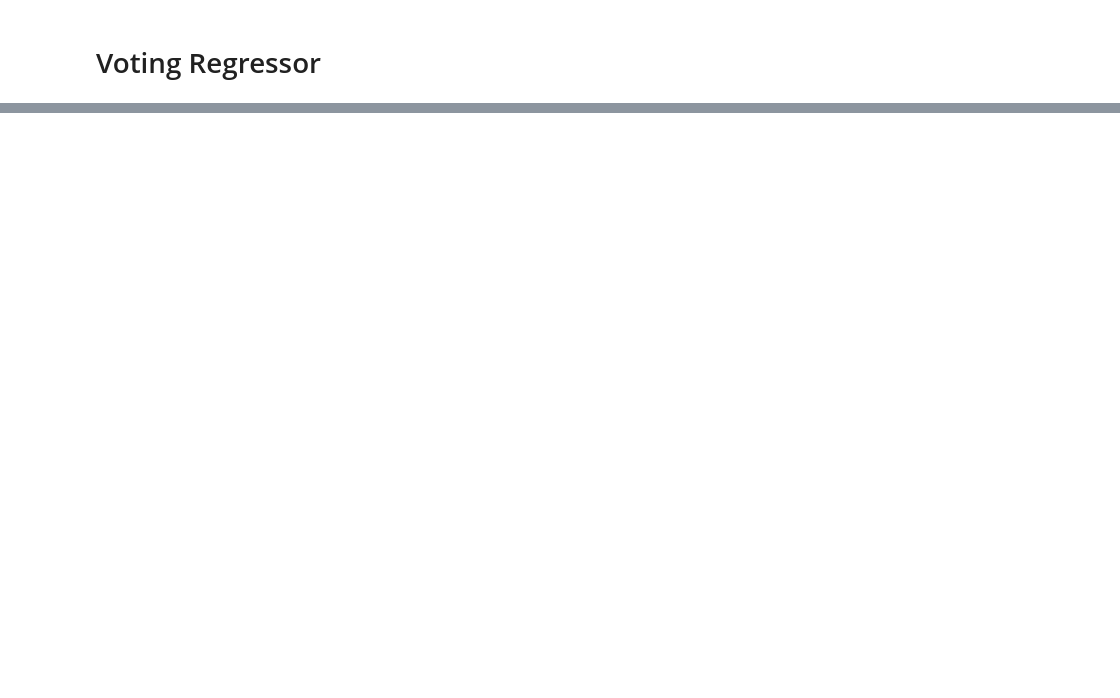
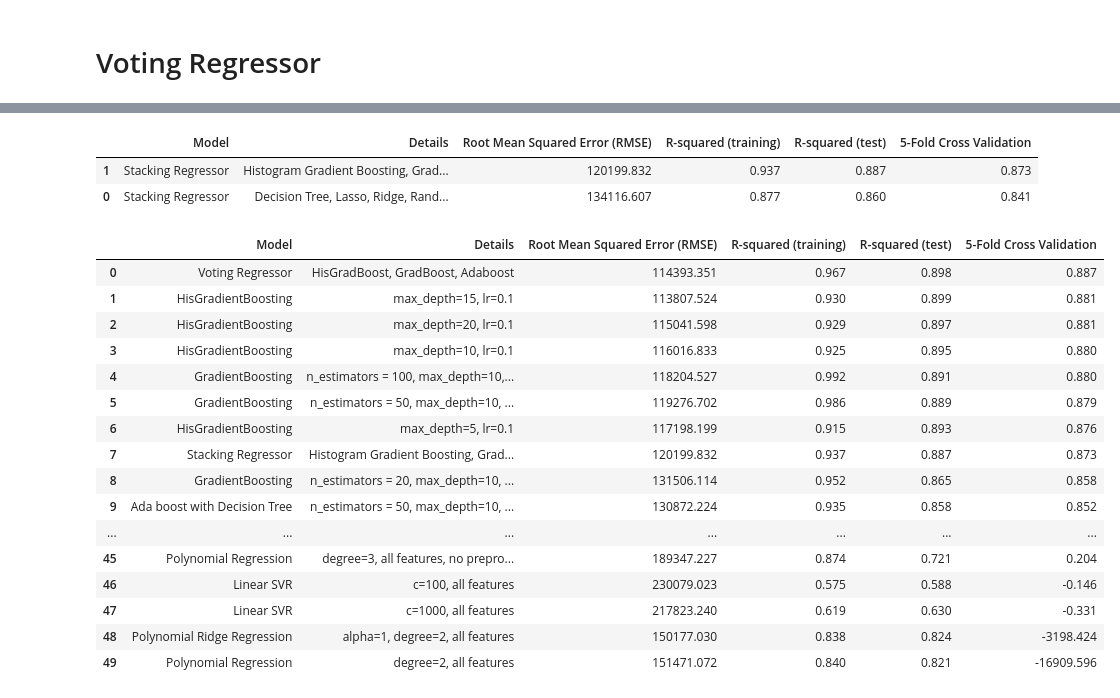
Before and after one commit to omgitsmj24/BOOT_AI_INTERN, a Jupyter notebook: Regression/all_regression_ever.ipynb, the cells around one changed output, grey strips where cells are left out. Saved outputs shown, nothing was run; the diff lists cells and outputs as text; code cells hidden in the pictures; blank space fills up the shorter version.

Commit message:
voting and stacking regression

```diff
--- a/Regression/all_regression_ever.ipynb
+++ b/Regression/all_regression_ever.ipynb
@@ -1183,0 +1257,65 @@ final
+# %%
+from sklearn.ensemble import StackingRegressor
+
+evaluation_stck = pd.DataFrame({'Model': [],'Details':[],'Root Mean Squared Error (RMSE)':[],'R-squared (training)':[],'R-squared (test)':[], '5-Fold Cross Validation':[]})
+
+estimators = [('dt', DecisionTreeRegressor(max_depth=10,min_samples_split=20,min_samples_leaf=15, random_state=0)),
+            ('lasso', linear_model.Lasso(alpha=1,random_state=0)),
+            ('ridge', linear_model.Ridge(alpha=1,random_state=0)),
+            ('rf', RandomForestRegressor(n_estimators=50, max_depth=10,min_samples_split=10, min_samples_leaf=10, random_state=0))]
+
+estimators1 = [('hgb', HistGradientBoostingRegressor(max_depth=15, learning_rate=0.1, random_state=0)),
+                ('gbd', GradientBoostingRegressor(max_depth=10, n_estimators=100, random_state=0)),
+                ('ada', AdaBoostRegressor(base_estimator = DecisionTreeRegressor(max_depth=10, min_samples_split=100, min_samples_leaf=50),n_estimators=50, random_state=0))]
+
+final_estimator = HistGradientBoostingRegressor(max_depth=15, learning_rate=0.1, random_state=0)
+
+def StckReg(estimators,final_estimator):
+    reg = StackingRegressor(estimators=estimators, final_estimator=final_estimator)
+    reg.fit(X_train[features], y_train)
+    pred = reg.predict(X_test[features])
+
+    rmse = float(format(np.sqrt(metrics.mean_squared_error(y_test,pred)),'.3f'))
+    rtrk = float(format(reg.score(X_train[features],y_train),'.3f'))
+    rtek = float(format(reg.score(X_test[features],y_test),'.3f'))
+    cv = float(format(cross_val_score(reg,df_dm[features],target,cv=5).mean(),'.3f'))
+
+    return rmse, rtrk, rtek, cv
+
+rmse, rtrk, rtek, cv = StckReg(estimators, final_estimator)
+rmse1, rtrk1, rtek1, cv1 = StckReg(estimators1, final_estimator)
+
+r = evaluation_stck.shape[0]
+
+evaluation_stck.loc[r] = ['Stacking Regressor','Decision Tree, Lasso, Ridge, Random Forest',rmse, rtrk, rtek, cv]
+evaluation_stck.loc[r+1] = ['Stacking Regressor', 'Histogram Gradient Boosting, Gradient Boosting, Ada Boosting', rmse1, rtrk1, rtek1, cv1]
+
+evaluation_stck.sort_values(by = '5-Fold Cross Validation', ascending=False)
+# %% [output]
+|  | Model | Details | Root Mean Squared Error (RMSE) | R-squared (training) | R-squared (test) | 5-Fold Cross Validation |
+| 1 | Stacking Regressor | Histogram Gradient Boosting, Grad... | 120199.832 | 0.937 | 0.887 | 0.873 |
+| 0 | Stacking Regressor | Decision Tree, Lasso, Ridge, Rand... | 134116.607 | 0.877 | 0.860 | 0.841 |
+# %%
+final = pd.concat([final, evaluation_stck], axis = 0)
+final.sort_values(by='5-Fold Cross Validation', ascending=False, inplace=True)
+final.reset_index(inplace=True)
+final=final.iloc[:,1:]
+final
+# %% [output]
+|  | Model | Details | Root Mean Squared Error (RMSE) | R-squared (training) | R-squared (test) | 5-Fold Cross Validation |
+| 0 | Voting Regressor | HisGradBoost, GradBoost, Adaboost | 114393.351 | 0.967 | 0.898 | 0.887 |
+| 1 | HisGradientBoosting | max_depth=15, lr=0.1 | 113807.524 | 0.930 | 0.899 | 0.881 |
+| 2 | HisGradientBoosting | max_depth=20, lr=0.1 | 115041.598 | 0.929 | 0.897 | 0.881 |
+| 3 | HisGradientBoosting | max_depth=10, lr=0.1 | 116016.833 | 0.925 | 0.895 | 0.880 |
+| 4 | GradientBoosting | n_estimators = 100, max_depth=10,... | 118204.527 | 0.992 | 0.891 | 0.880 |
+| 5 | GradientBoosting | n_estimators = 50, max_depth=10, ... | 119276.702 | 0.986 | 0.889 | 0.879 |
+| 6 | HisGradientBoosting | max_depth=5, lr=0.1 | 117198.199 | 0.915 | 0.893 | 0.876 |
+| 7 | Stacking Regressor | Histogram Gradient Boosting, Grad... | 120199.832 | 0.937 | 0.887 | 0.873 |
+| 8 | GradientBoosting | n_estimators = 20, max_depth=10, ... | 131506.114 | 0.952 | 0.865 | 0.858 |
+| 9 | Ada boost with Decision Tree | n_estimators = 50, max_depth=10, ... | 130872.224 | 0.935 | 0.858 | 0.852 |
+| ... | ... | ... | ... | ... | ... | ... |
+| 45 | Polynomial Regression | degree=3, all features, no prepro... | 189347.227 | 0.874 | 0.721 | 0.204 |
+| 46 | Linear SVR | c=100, all features | 230079.023 | 0.575 | 0.588 | -0.146 |
+| 47 | Linear SVR | c=1000, all features | 217823.240 | 0.619 | 0.630 | -0.331 |
+| 48 | Polynomial Ridge Regression | alpha=1, degree=2, all features | 150177.030 | 0.838 | 0.824 | -3198.424 |
+| 49 | Polynomial Regression | degree=2, all features | 151471.072 | 0.840 | 0.821 | -16909.596 |
```
Also changed, not shown: parts of 12 cells of this notebook.
